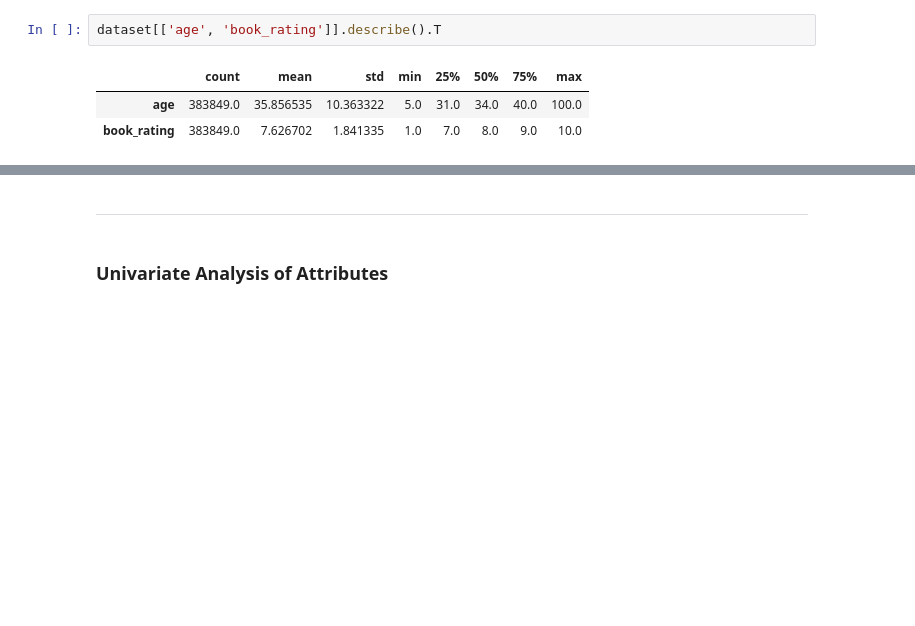
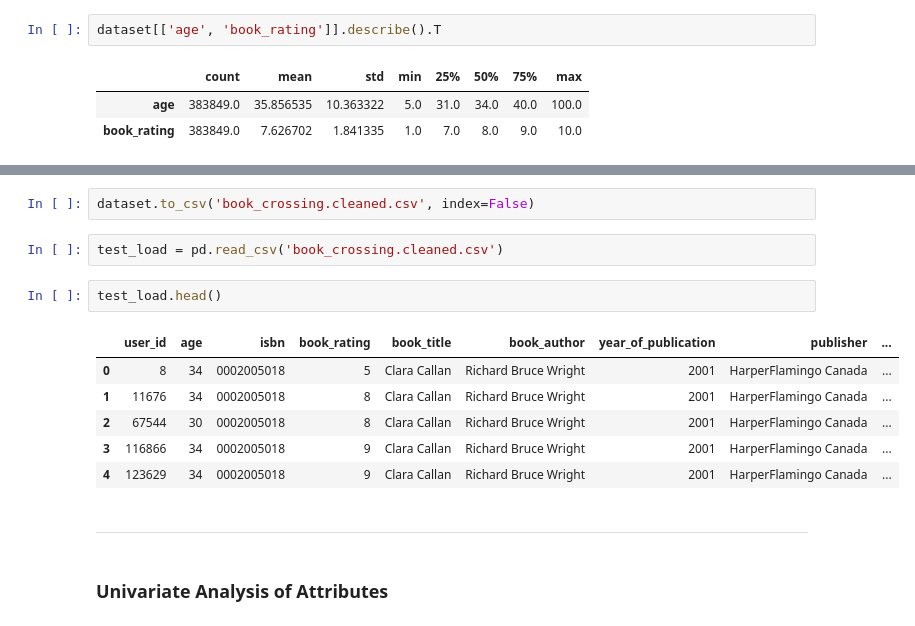
Before and after one commit to satyajitghana/University-Work-SEM-07, a Jupyter notebook: Assignment-01-2020/DM/BookReview-EDA-Satyajit-Ghana.ipynb, the cells around one changed output, grey strips where cells are left out. Saved outputs shown, nothing was run; the diff lists cells and outputs as text; blank space fills up the shorter version.

```diff
--- a/Assignment-01-2020/DM/BookReview-EDA-Satyajit-Ghana.ipynb
+++ b/Assignment-01-2020/DM/BookReview-EDA-Satyajit-Ghana.ipynb
@@ -435,3 +446,16 @@ dataset[['age', 'book_rating']].describe().T
+# %%
+dataset.to_csv('book_crossing.cleaned.csv', index=False)
+# %%
+test_load = pd.read_csv('book_crossing.cleaned.csv')
+# %%
+test_load.head()
+# %% [output]
+|  | user_id | age | isbn | book_rating | book_title | book_author | year_of_publication | publisher | ... |
+| 0 | 8 | 34 | 0002005018 | 5 | Clara Callan | Richard Bruce Wright | 2001 | HarperFlamingo Canada | ... |
+| 1 | 11676 | 34 | 0002005018 | 8 | Clara Callan | Richard Bruce Wright | 2001 | HarperFlamingo Canada | ... |
+| 2 | 67544 | 30 | 0002005018 | 8 | Clara Callan | Richard Bruce Wright | 2001 | HarperFlamingo Canada | ... |
+| 3 | 116866 | 34 | 0002005018 | 9 | Clara Callan | Richard Bruce Wright | 2001 | HarperFlamingo Canada | ... |
+| 4 | 123629 | 34 | 0002005018 | 9 | Clara Callan | Richard Bruce Wright | 2001 | HarperFlamingo Canada | ... |
 # %% [markdown]
 ---
 # %% [markdown]
```
Also changed, not shown: parts of 2 cells of this notebook, 5 other files.
